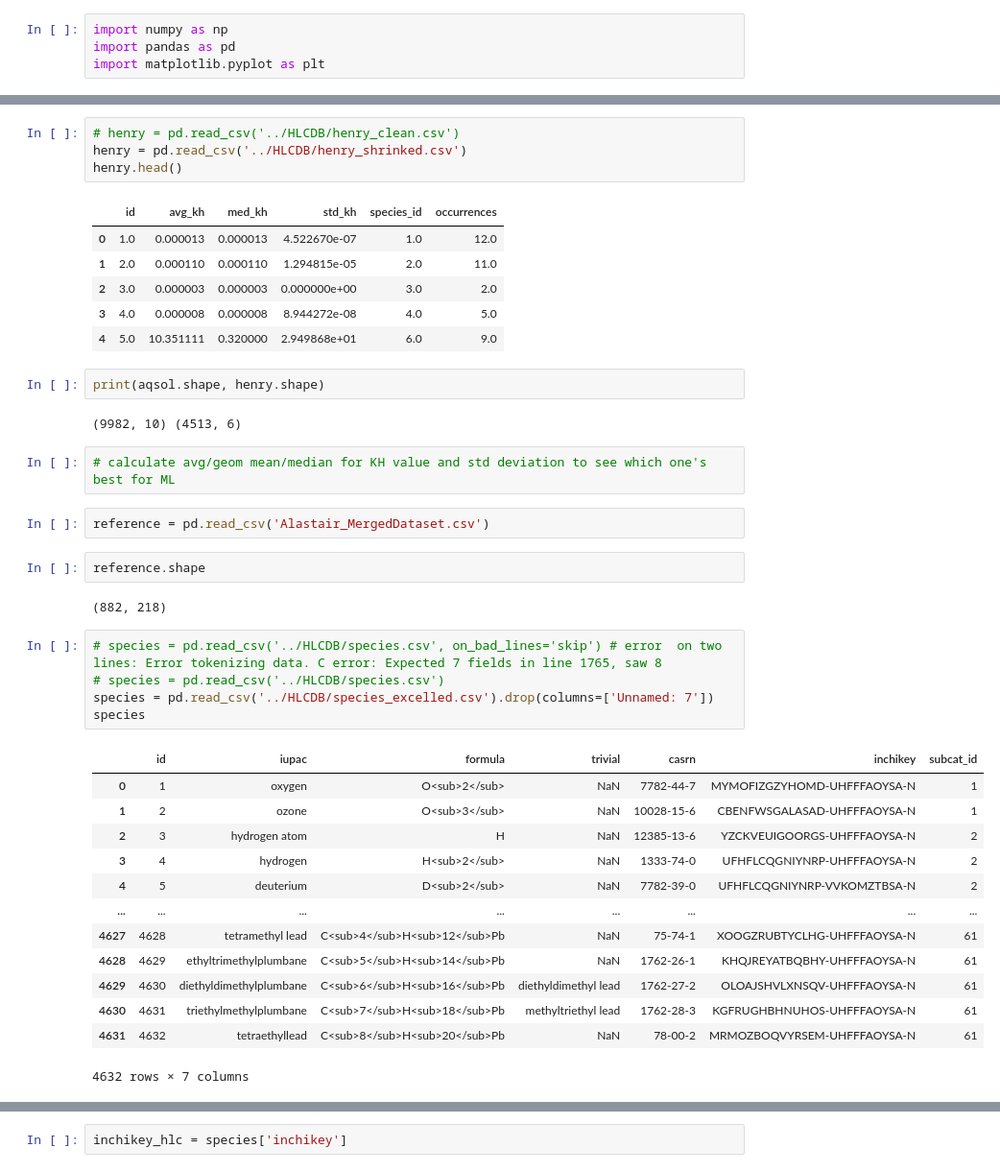
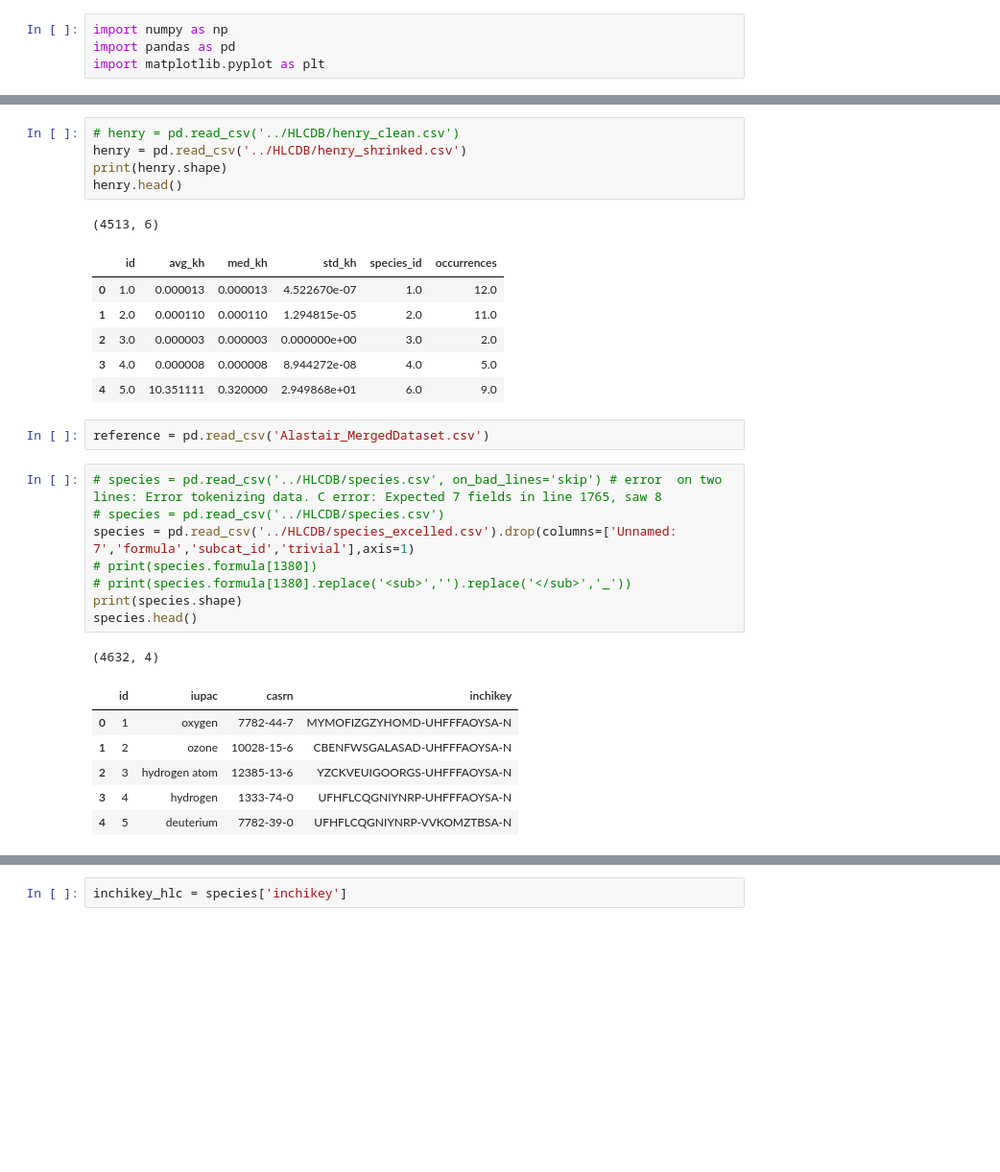
Before and after one commit to avekassy1/CHEM3012-Dissertation, a Jupyter notebook: Database/Merged/combine.ipynb, the cells around one changed output, grey strips where cells are left out. Shown: that part at 96% size. Saved outputs shown, nothing was run; the diff lists cells and outputs as text; blank space fills up the shorter version.

Commit message:
New tables and scraping smiles

```diff
--- a/Database/Merged/combine.ipynb
+++ b/Database/Merged/combine.ipynb
@@ -15,42 +17,31 @@ aqsol.head()
 # %%
 # henry = pd.read_csv('../HLCDB/henry_clean.csv')
 henry = pd.read_csv('../HLCDB/henry_shrinked.csv')
+print(henry.shape)
 henry.head()
 # %% [output]
+(4513, 6)
 |  | id | avg_kh | med_kh | std_kh | species_id | occurrences |
 | 0 | 1.0 | 0.000013 | 0.000013 | 4.522670e-07 | 1.0 | 12.0 |
 | 1 | 2.0 | 0.000110 | 0.000110 | 1.294815e-05 | 2.0 | 11.0 |
 | 2 | 3.0 | 0.000003 | 0.000003 | 0.000000e+00 | 3.0 | 2.0 |
 | 3 | 4.0 | 0.000008 | 0.000008 | 8.944272e-08 | 4.0 | 5.0 |
 | 4 | 5.0 | 10.351111 | 0.320000 | 2.949868e+01 | 6.0 | 9.0 |
-# %%
-print(aqsol.shape, henry.shape)
-# %% [output]
-(9982, 10) (4513, 6)
-# %%
-# calculate avg/geom mean/median for KH value and std deviation to see which one's best for ML
 # %%
 reference = pd.read_csv('Alastair_MergedDataset.csv')
-# %%
-reference.shape
-# %% [output]
-(882, 218)
 # %%
 # species = pd.read_csv('../HLCDB/species.csv', on_bad_lines='skip') # error  on two lines: Error tokenizing data. C error: Expected 7 fields in line 1765, saw 8
 # species = pd.read_csv('../HLCDB/species.csv')
-species = pd.read_csv('../HLCDB/species_excelled.csv').drop(columns=['Unnamed: 7'])
-species
+species = pd.read_csv('../HLCDB/species_excelled.csv').drop(columns=['Unnamed: 7','formula','subcat_id','trivial'],axis=1)
+# print(species.formula[1380])
+# print(species.formula[1380].replace('<sub>','').replace('</sub>','_'))
+print(species.shape)
+species.head()
 # %% [output]
+(4632, 4)
-|  | id | iupac | formula | trivial | casrn | inchikey | subcat_id |
-| 0 | 1 | oxygen | O<sub>2</sub> | NaN | 7782-44-7 | MYMOFIZGZYHOMD-UHFFFAOYSA-N | 1 |
-| 1 | 2 | ozone | O<sub>3</sub> | NaN | 10028-15-6 | CBENFWSGALASAD-UHFFFAOYSA-N | 1 |
-| 2 | 3 | hydrogen atom | H | NaN | 12385-13-6 | YZCKVEUIGOORGS-UHFFFAOYSA-N | 2 |
-| 3 | 4 | hydrogen | H<sub>2</sub> | NaN | 1333-74-0 | UFHFLCQGNIYNRP-UHFFFAOYSA-N | 2 |
-| 4 | 5 | deuterium | D<sub>2</sub> | NaN | 7782-39-0 | UFHFLCQGNIYNRP-VVKOMZTBSA-N | 2 |
-| ... | ... | ... | ... | ... | ... | ... | ... |
-| 4627 | 4628 | tetramethyl lead | C<sub>4</sub>H<sub>12</sub>Pb | NaN | 75-74-1 | XOOGZRUBTYCLHG-UHFFFAOYSA-N | 61 |
-| 4628 | 4629 | ethyltrimethylplumbane | C<sub>5</sub>H<sub>14</sub>Pb | NaN | 1762-26-1 | KHQJREYATBQBHY-UHFFFAOYSA-N | 61 |
-| 4629 | 4630 | diethyldimethylplumbane | C<sub>6</sub>H<sub>16</sub>Pb | diethyldimethyl lead | 1762-27-2 | OLOAJSHVLXNSQV-UHFFFAOYSA-N | 61 |
-| 4630 | 4631 | triethylmethylplumbane | C<sub>7</sub>H<sub>18</sub>Pb | methyltriethyl lead | 1762-28-3 | KGFRUGHBHNUHOS-UHFFFAOYSA-N | 61 |
-| 4631 | 4632 | tetraethyllead | C<sub>8</sub>H<sub>20</sub>Pb | NaN | 78-00-2 | MRMOZBOQVYRSEM-UHFFFAOYSA-N | 61 |
+|  | id | iupac | casrn | inchikey |
+| 0 | 1 | oxygen | 7782-44-7 | MYMOFIZGZYHOMD-UHFFFAOYSA-N |
+| 1 | 2 | ozone | 10028-15-6 | CBENFWSGALASAD-UHFFFAOYSA-N |
+| 2 | 3 | hydrogen atom | 12385-13-6 | YZCKVEUIGOORGS-UHFFFAOYSA-N |
+| 3 | 4 | hydrogen | 1333-74-0 | UFHFLCQGNIYNRP-UHFFFAOYSA-N |
+| 4 | 5 | deuterium | 7782-39-0 | UFHFLCQGNIYNRP-VVKOMZTBSA-N |
-4632 rows × 7 columns
```
Also changed, not shown: parts of 66 cells of this notebook, 7 other files.
